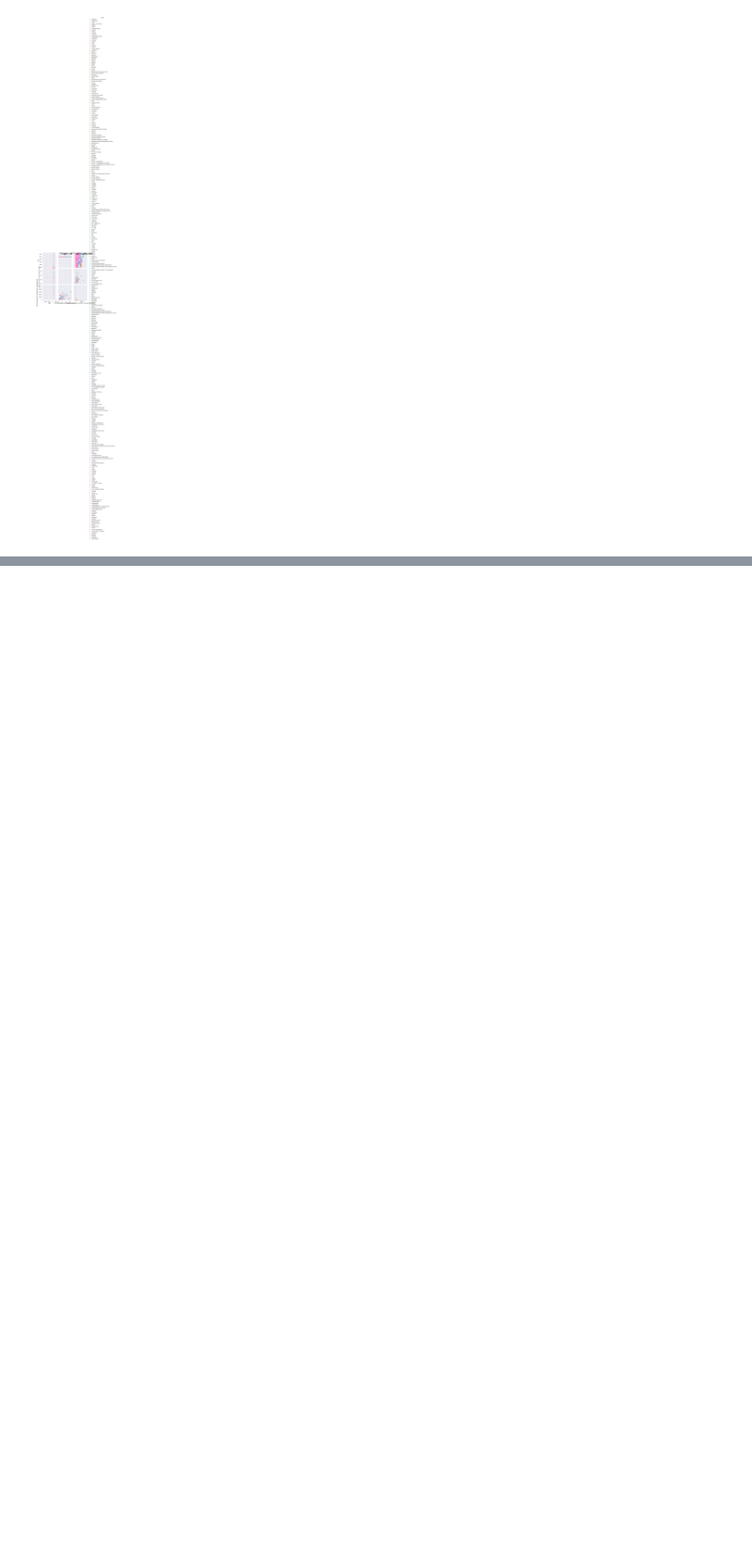
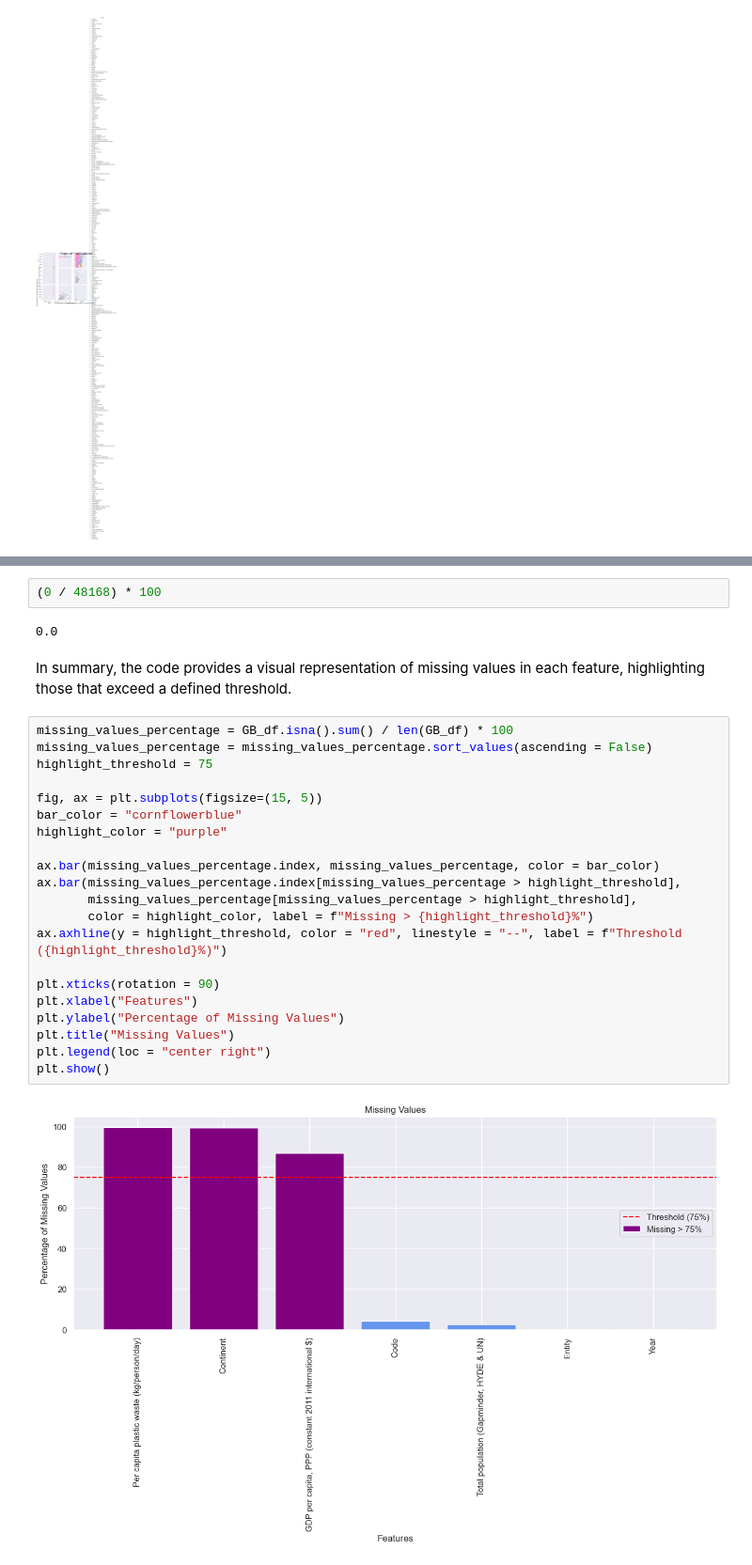
Before and after one commit to sba23416/SBA23416_StrategicThinkingCA2, a Jupyter notebook: Per-Capita-Plastic-Waste-Vs-Gdp-Per-Capita-Final.ipynb, the cells around one changed output, grey strips where cells are left out. Shown at 94% size. Drawn from its saved outputs; the diff is of its cells as text; blank space fills up the shorter version.

```diff
--- a/Per-Capita-Plastic-Waste-Vs-Gdp-Per-Capita-Final.ipynb
+++ b/Per-Capita-Plastic-Waste-Vs-Gdp-Per-Capita-Final.ipynb
@@ -218,0 +303,29 @@ for i in GB_df.select_dtypes(include="number").columns:
+# %%
+(0 / 48168) * 100
+# %% [output]
+0.0
+# %% [markdown]
+In summary, the code provides a visual representation of missing values in each feature, highlighting those that exceed a defined threshold.
+# %%
+missing_values_percentage = GB_df.isna().sum() / len(GB_df) * 100
+missing_values_percentage = missing_values_percentage.sort_values(ascending = False)
+highlight_threshold = 75
+
+fig, ax = plt.subplots(figsize=(15, 5))
+bar_color = "cornflowerblue"
+highlight_color = "purple"
+
+ax.bar(missing_values_percentage.index, missing_values_percentage, color = bar_color)
+ax.bar(missing_values_percentage.index[missing_values_percentage > highlight_threshold],
+       missing_values_percentage[missing_values_percentage > highlight_threshold],
+       color = highlight_color, label = f"Missing > {highlight_threshold}%")
+ax.axhline(y = highlight_threshold, color = "red", linestyle = "--", label = f"Threshold ({highlight_threshold}%)")
+
+plt.xticks(rotation = 90)
+plt.xlabel("Features")
+plt.ylabel("Percentage of Missing Values")
+plt.title("Missing Values")
+plt.legend(loc = "center right")
+plt.show()
+# %% [output]
+[figure, added]
```
Also changed, not shown: parts of 19 cells of this notebook.
